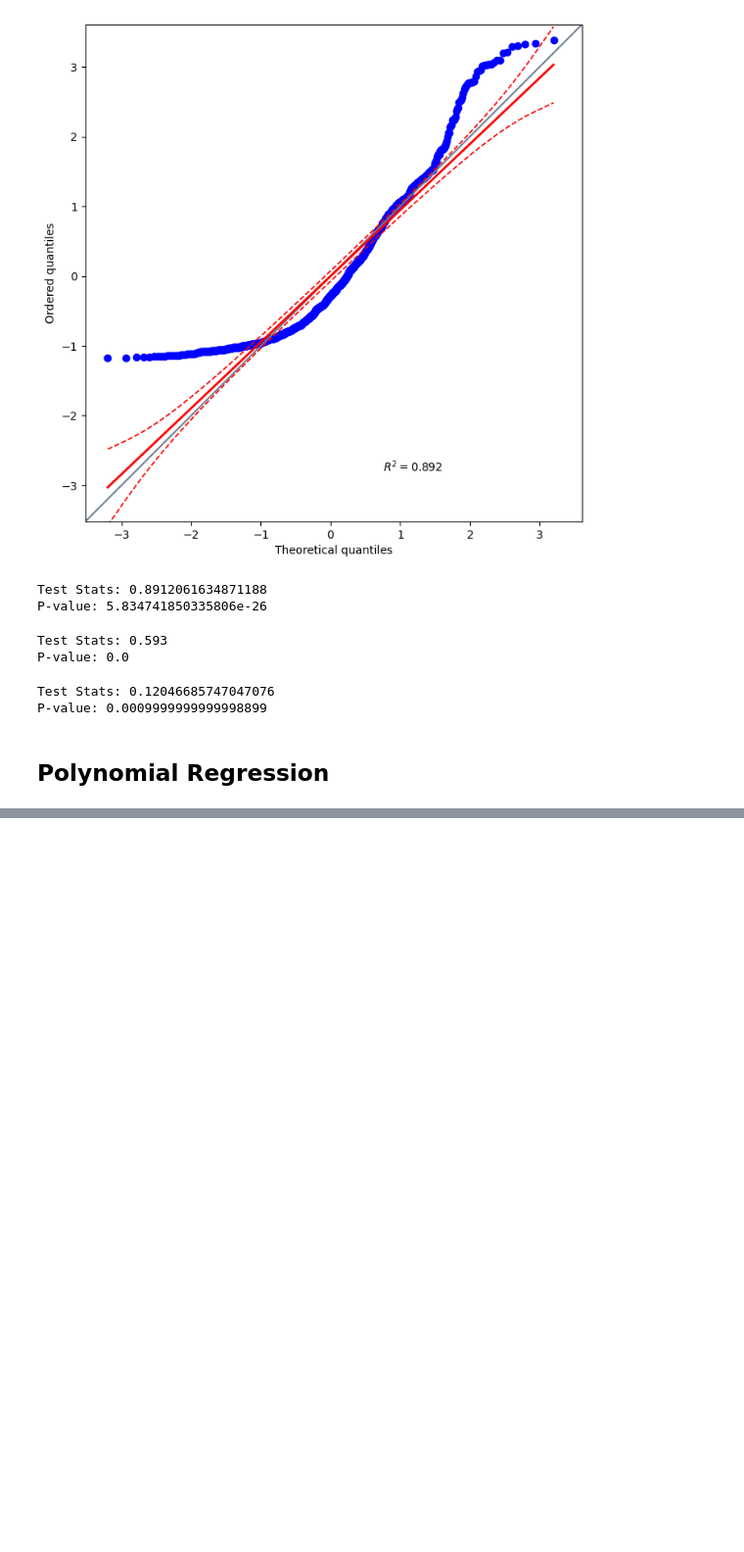
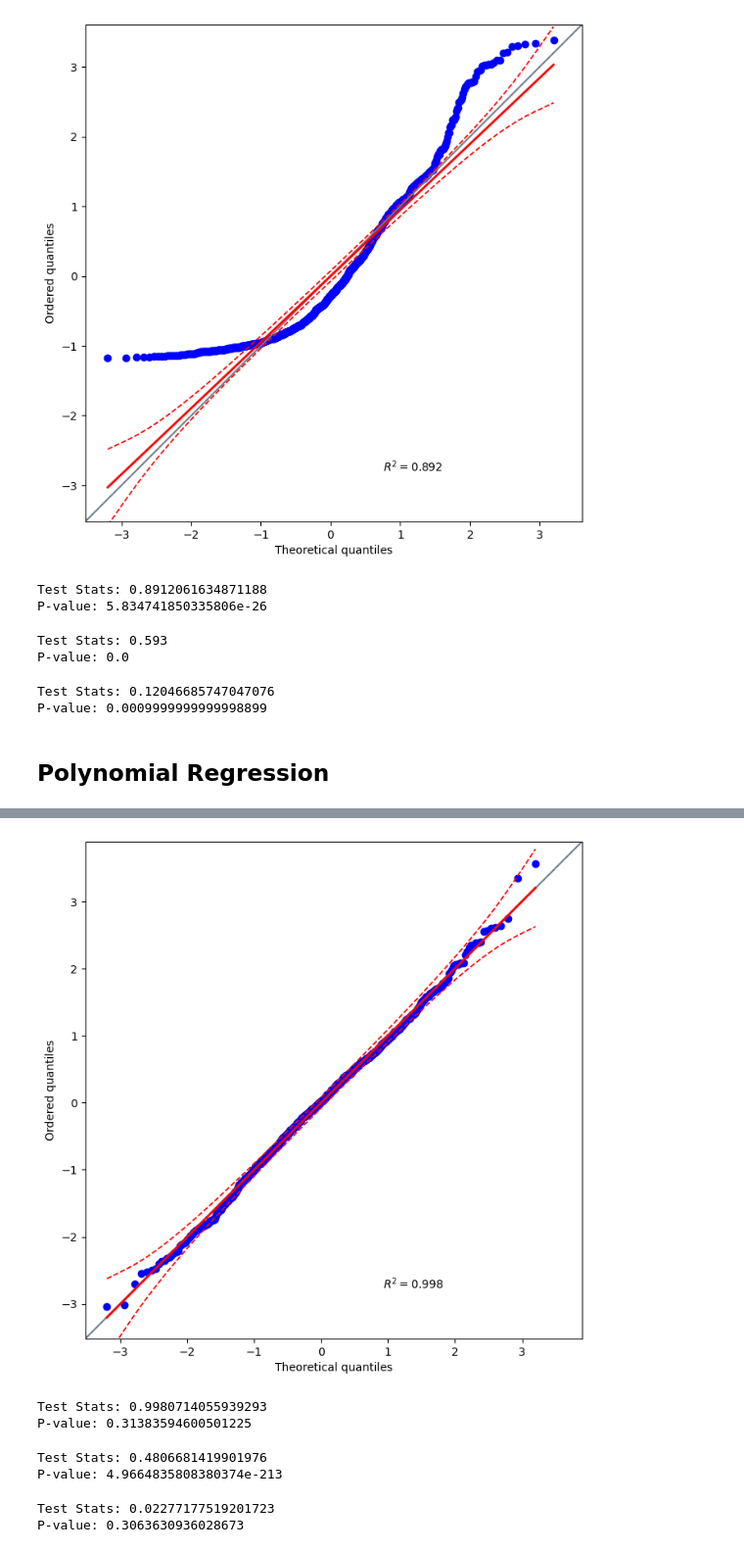
Before and after one commit to Reifhel/ml_models_practice, a Jupyter notebook: 03. Polynomial Regression/salary_forecast_model/salaries_forecast_model.ipynb, the cells around one changed output, grey strips where cells are left out. Shown at 98% size. Saved outputs shown, nothing was run; the diff lists cells and outputs as text; code cells hidden in the pictures; blank space fills up the shorter version.

```diff
--- a/03. Polynomial Regression/salary_forecast_model/salaries_forecast_model.ipynb
+++ b/03. Polynomial Regression/salary_forecast_model/salaries_forecast_model.ipynb
@@ -329,0 +505,12 @@ P-value: 0.0009999999999998899
+# %%
+# Check if the residues follow a normal distribuition
+# QQ plot
+
+import pingouin as pg
+plt.figure(figsize=(14,8))
+pg.qqplot(residues_std, dist='norm', confidence=0.95)
+
+
+plt.show()
+# %% [output]
+[figure, added]
@@ -329,0 +520,31 @@ P-value: 0.0009999999999998899
+# %%
+# Normality tests
+# Shapiro Wilk - Normality test
+# H0 - Follow a normal distribution
+# H1 - Dont follow a normal distribution
+# If p_value > 0.05 don't reject the H0, otherwise reject
+stat_shapiro, p_value_shapiro = shapiro(residues)
+print(f'Test Stats: {stat_shapiro}\nP-value: {p_value_shapiro}')
+# %% [output]
+Test Stats: 0.9980714055939293
+P-value: 0.31383594600501225
+# %%
+# Kolmogorov-Smirnov - Normality test
+# H0 - Follow a normal distribution
+# H1 - Dont follow a normal distribution
+# If p_value > 0.05 don't reject the H0, otherwise reject
+stat_ks, p_value_ks = kstest(residues, 'norm')
+print(f'Test Stats: {stat_ks}\nP-value: {p_value_ks}')
+# %% [output]
+Test Stats: 0.4806681419901976
+P-value: 4.9664835808380374e-213
+# %%
+# Lilliefors - Normality test
+# H0 - Follow a normal distribution
+# H1 - Dont follow a normal distribution
+# If p_value > 0.05 don't reject the H0, otherwise reject
+stat_ll, p_value_ll = lilliefors(residues, dist='norm', pvalmethod='table')
+print(f'Test Stats: {stat_ll}\nP-value: {p_value_ll}')
+# %% [output]
+Test Stats: 0.02277177519201723
+P-value: 0.3063630936028673
```
Also changed, not shown: parts of 11 cells of this notebook.
